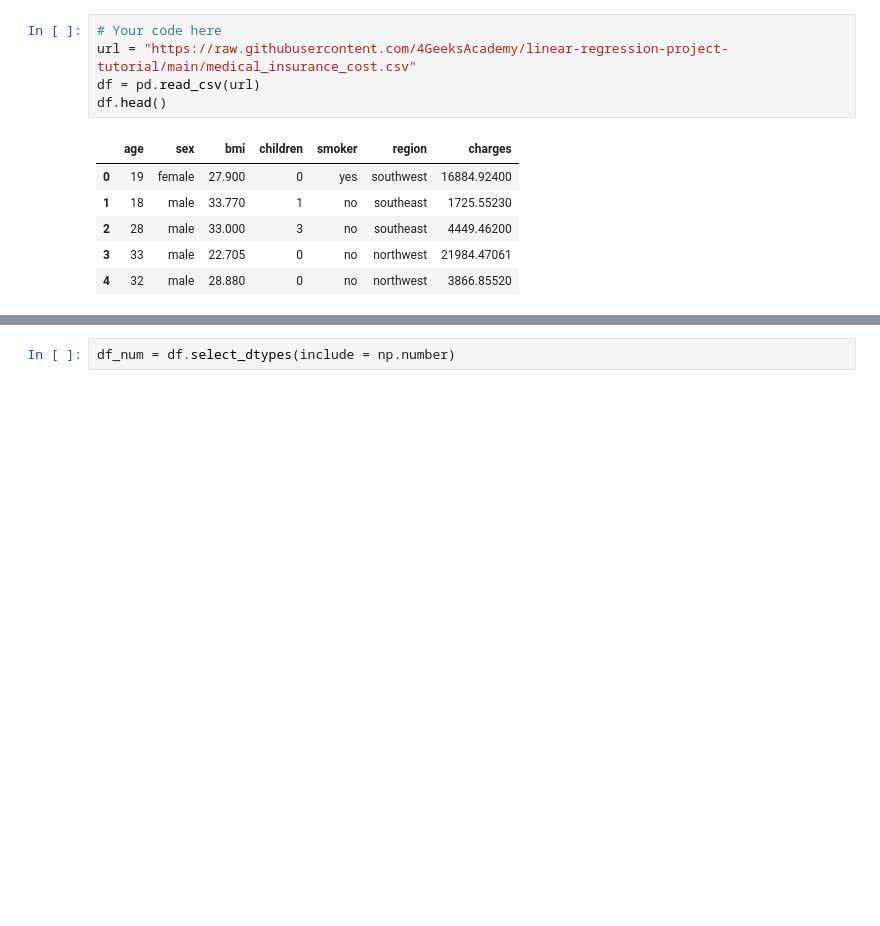
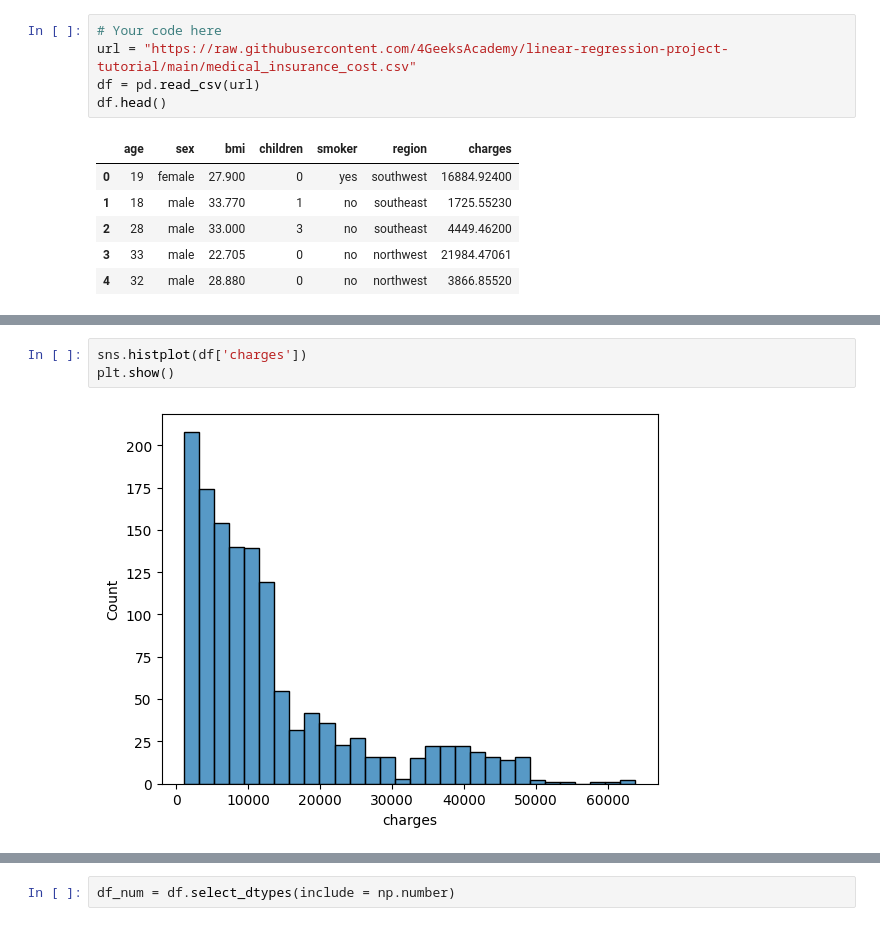
Before and after one commit to JulianSanchez1/Linear-Regression, a Jupyter notebook: src/explore.ipynb, the cells around one changed output, grey strips where cells are left out. Drawn from its saved outputs; the diff is of its cells as text; blank space fills up the shorter version.

```diff
--- a/src/explore.ipynb
+++ b/src/explore.ipynb
@@ -30,0 +71,5 @@ df.head()
+# %%
+sns.histplot(df['charges'])
+plt.show()
+# %% [output]
+[figure, added]
```
Also changed, not shown: parts of 17 cells of this notebook.
